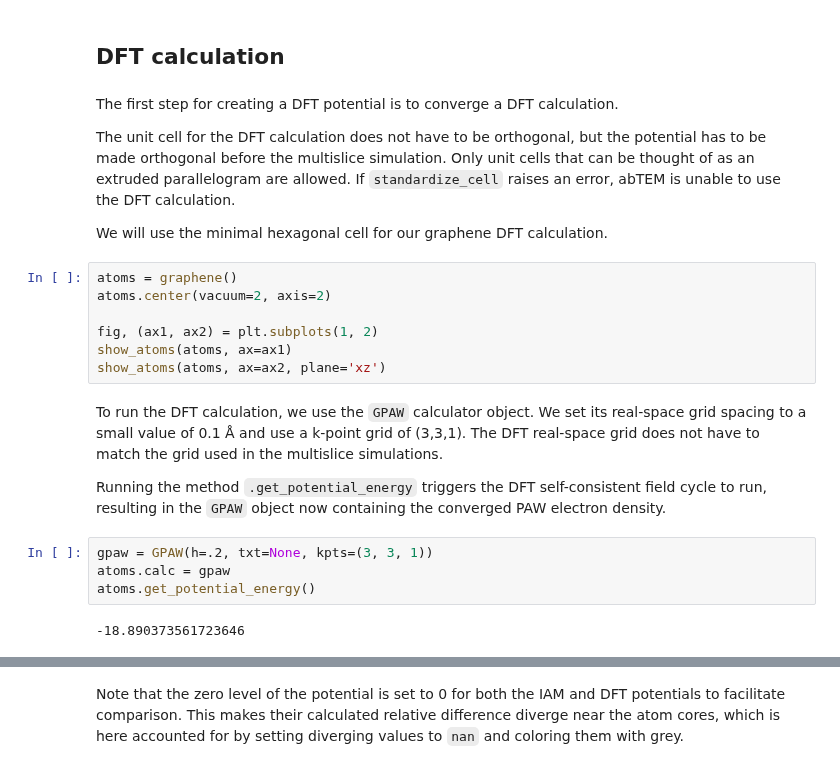
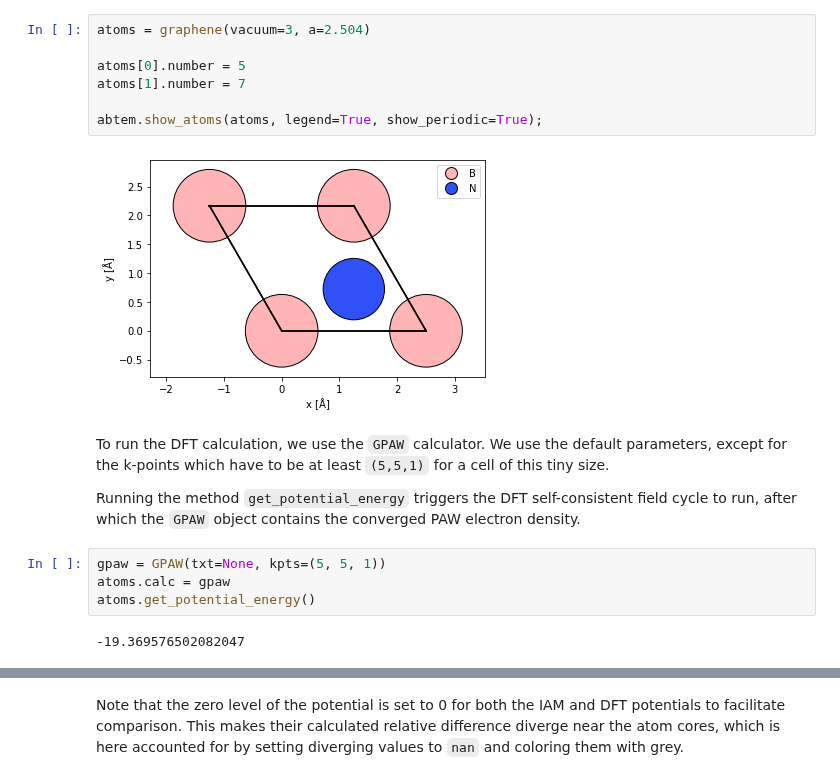
Before and after one commit to abTEM/doc, a Jupyter notebook: docs/user_guide/walkthrough/charge_density.ipynb, the cells around one changed output, grey strips where cells are left out. Saved outputs shown, nothing was run; the diff lists cells and outputs as text.

Commit message:
updated charge density walkthrough

```diff
--- a/docs/user_guide/walkthrough/charge_density.ipynb
+++ b/docs/user_guide/walkthrough/charge_density.ipynb
@@ -16,25 +20,19 @@ Here we go beyond the independent atom model using density functional theory (DF
-# %% [markdown]
-## DFT calculation
-# %% [markdown]
-The first step for creating a DFT potential is to converge a DFT calculation.
-
-The unit cell for the DFT calculation does not have to be orthogonal, but the potential has to be made orthogonal before the multislice simulation. Only unit cells that can be thought of as an extruded parallelogram are allowed. If `standardize_cell` raises an error, abTEM is unable to use the DFT calculation.
-
-We will use the minimal hexagonal cell for our graphene DFT calculation.
-# %%
-atoms = graphene()
-atoms.center(vacuum=2, axis=2)
-
-fig, (ax1, ax2) = plt.subplots(1, 2)
-show_atoms(atoms, ax=ax1)
-show_atoms(atoms, ax=ax2, plane='xz')
+# %%
+atoms = graphene(vacuum=3, a=2.504)
+
+atoms[0].number = 5
+atoms[1].number = 7
+
+abtem.show_atoms(atoms, legend=True, show_periodic=True);
+# %% [output]
+[figure, added]
 # %% [markdown]
-To run the DFT calculation, we use the `GPAW` calculator object. We set its real-space grid spacing to a small value of 0.1 Å and use a k-point grid of (3,3,1). The DFT real-space grid does not have to match the grid used in the multislice simulations.
+To run the DFT calculation, we use the `GPAW` calculator. We use the default parameters, except for the k-points which have to be at least `(5,5,1)` for a cell of this tiny size.
 
-Running the method `.get_potential_energy` triggers the DFT self-consistent field cycle to run, resulting in the `GPAW` object now containing the converged PAW electron density.
+Running the method `get_potential_energy` triggers the DFT self-consistent field cycle to run, after which the `GPAW` object contains the converged PAW electron density.
 # %%
-gpaw = GPAW(h=.2, txt=None, kpts=(3, 3, 1))
+gpaw = GPAW(txt=None, kpts=(5, 5, 1))
 atoms.calc = gpaw
 atoms.get_potential_energy()
 # %% [output]
--18.890373561723646
+-19.369576502082047
```
Also changed, not shown: parts of 29 cells of this notebook.
